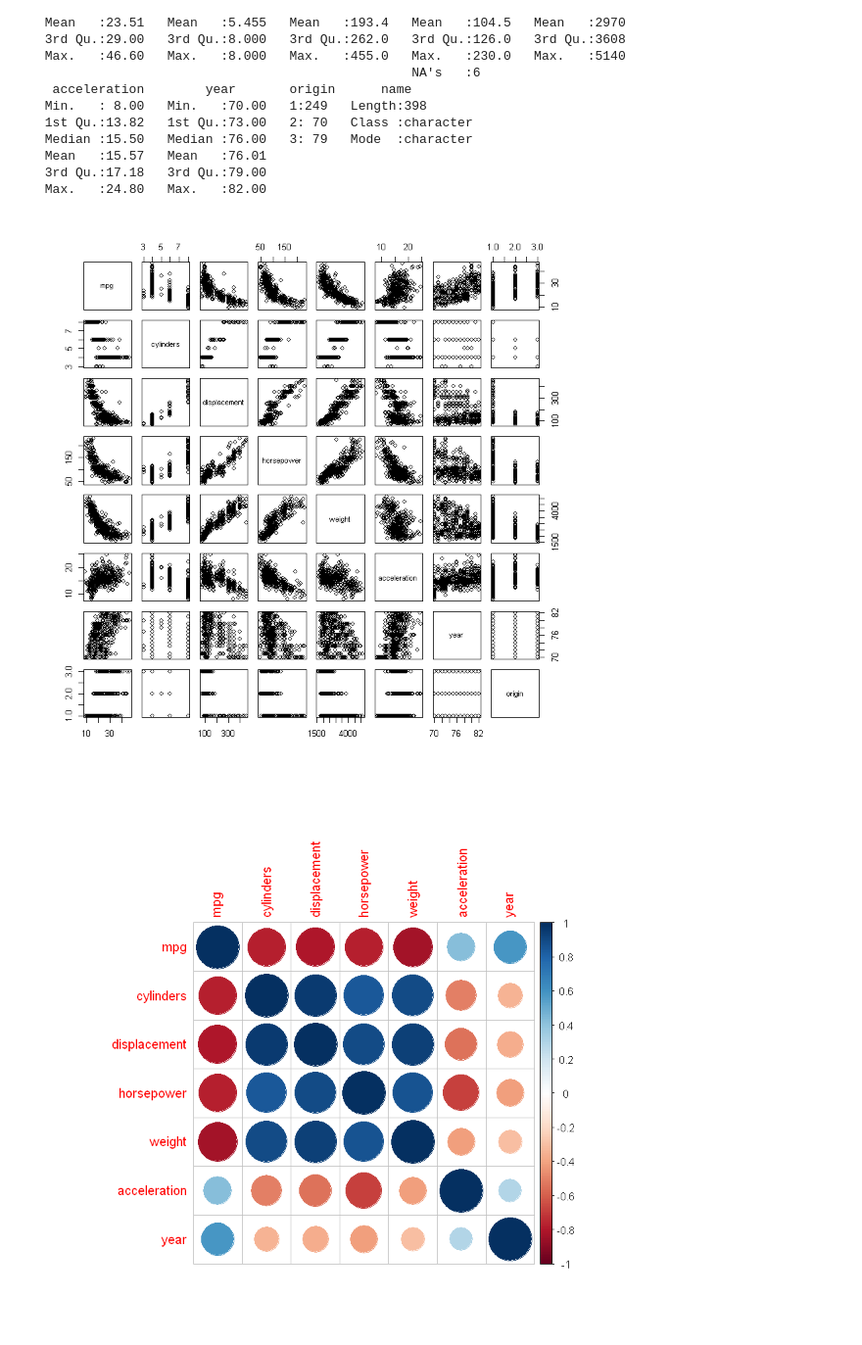
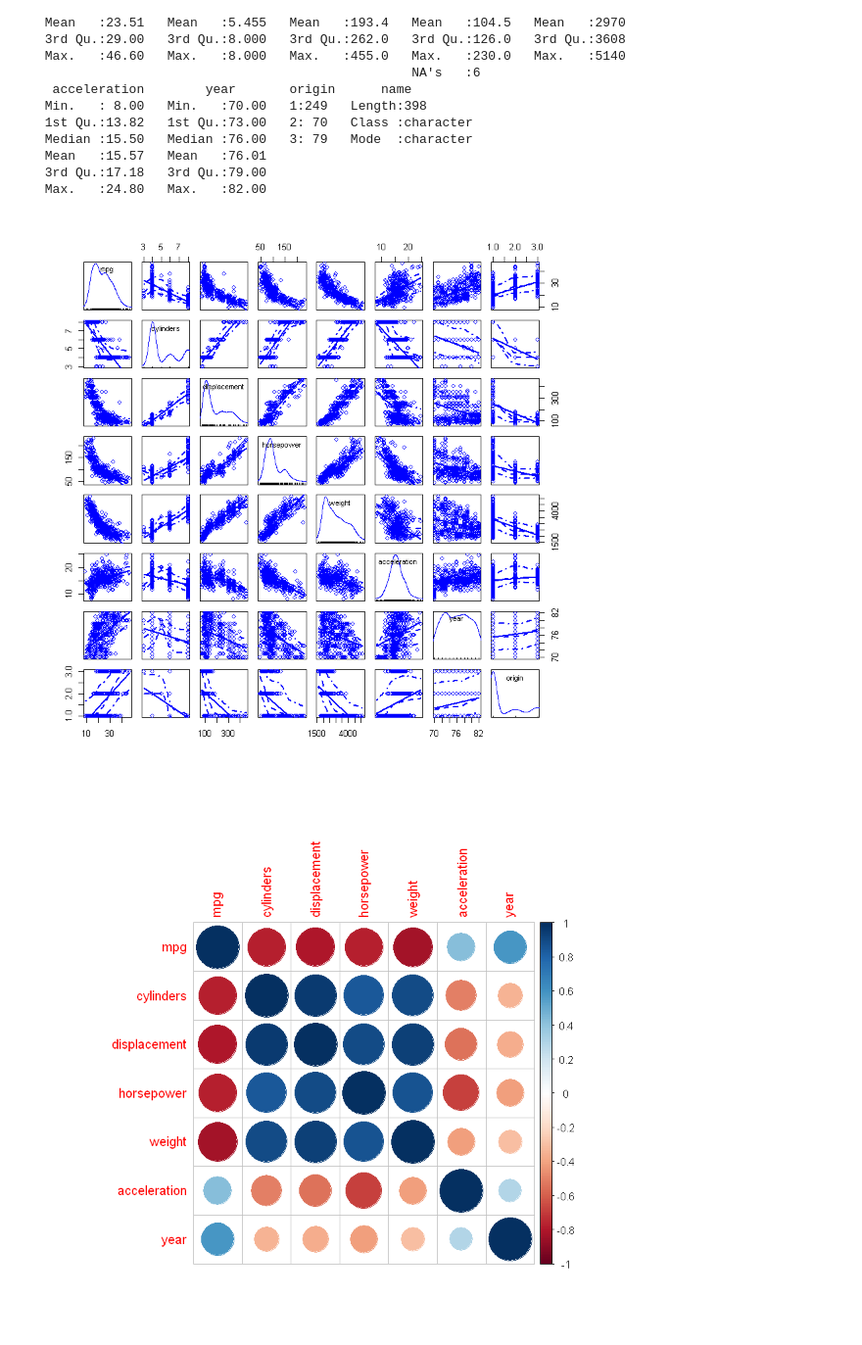
Before and after one commit to KillingVectorField/STA232-Final-Project, a Jupyter notebook: mpg.ipynb, the cells around one changed output. Shown at 98% size. Drawn from its saved outputs; the diff is of its cells as text; code cells hidden in the pictures.

```diff
--- a/mpg.ipynb
+++ b/mpg.ipynb
@@ -27,8 +27,10 @@ A data.frame: 6 × 9
  Mean   :15.57   Mean   :76.01
  3rd Qu.:17.18   3rd Qu.:79.00
  Max.   :24.80   Max.   :82.00
+# %%
+mpg<-na.omit(mpg)
 # %%
-pairs(mpg[,-9])
+car::scatterplotMatrix(mpg[,-9])
 # %% [output]
-[figure, old version]
+[figure, new version]
 # %%
```
Also changed, not shown: parts of 6 cells of this notebook.
